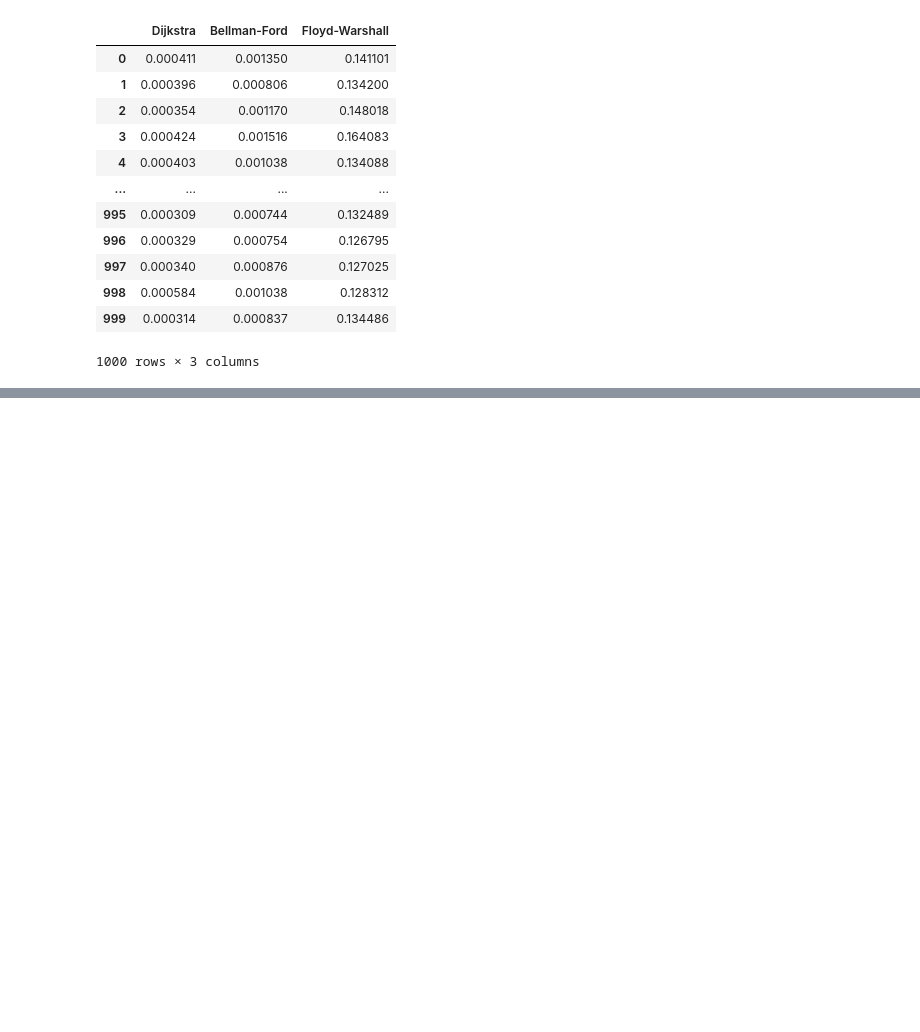
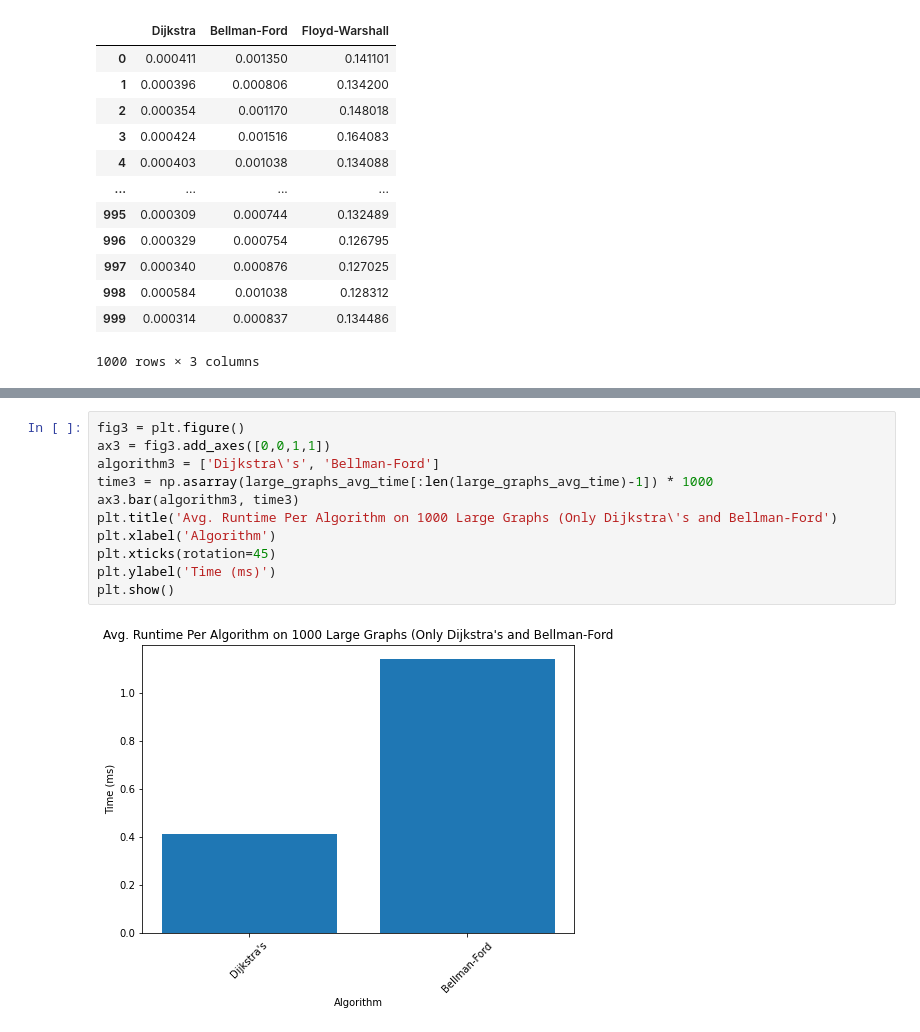
Before and after one commit to funkjo/shortest-path-networking, a Jupyter notebook: main.ipynb, the cells around one changed output, grey strips where cells are left out. Drawn from its saved outputs; the diff is of its cells as text; blank space fills up the shorter version.

```diff
--- a/main.ipynb
+++ b/main.ipynb
@@ -245,0 +292,13 @@ large_time_df
+# %%
+fig3 = plt.figure()
+ax3 = fig3.add_axes([0,0,1,1])
+algorithm3 = ['Dijkstra\'s', 'Bellman-Ford']
+time3 = np.asarray(large_graphs_avg_time[:len(large_graphs_avg_time)-1]) * 1000
+ax3.bar(algorithm3, time3)
+plt.title('Avg. Runtime Per Algorithm on 1000 Large Graphs (Only Dijkstra\'s and Bellman-Ford')
+plt.xlabel('Algorithm')
+plt.xticks(rotation=45)
+plt.ylabel('Time (ms)')
+plt.show()
+# %% [output]
+[figure, added]
```
Also changed, not shown: parts of 4 cells of this notebook.
